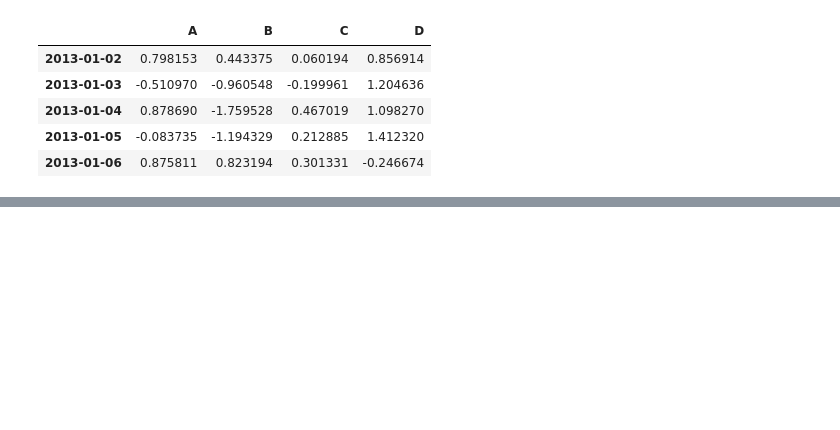
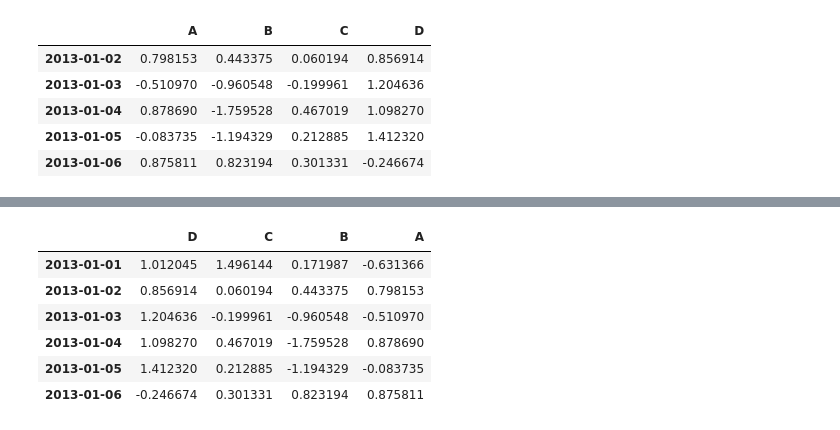
Before and after one commit to RichardChungLabs/Basic_data_analysis, a Jupyter notebook: Colab_coding.ipynb, the cells around one changed output, grey strips where cells are left out. Drawn from its saved outputs; the diff is of its cells as text; code cells hidden in the pictures; blank space fills up the shorter version.

```diff
--- a/Colab_coding.ipynb
+++ b/Colab_coding.ipynb
@@ -113,0 +169,10 @@ df.tail()  # 끝에서 마지막 5줄 불러옴
+# %%
+df.sort_index(axis=1,ascending=False)
+# %% [output]
+|  | D | C | B | A |
+| 2013-01-01 | 1.012045 | 1.496144 | 0.171987 | -0.631366 |
+| 2013-01-02 | 0.856914 | 0.060194 | 0.443375 | 0.798153 |
+| 2013-01-03 | 1.204636 | -0.199961 | -0.960548 | -0.510970 |
+| 2013-01-04 | 1.098270 | 0.467019 | -1.759528 | 0.878690 |
+| 2013-01-05 | 1.412320 | 0.212885 | -1.194329 | -0.083735 |
+| 2013-01-06 | -0.246674 | 0.301331 | 0.823194 | 0.875811 |
```
Also changed, not shown: parts of 42 cells of this notebook.
